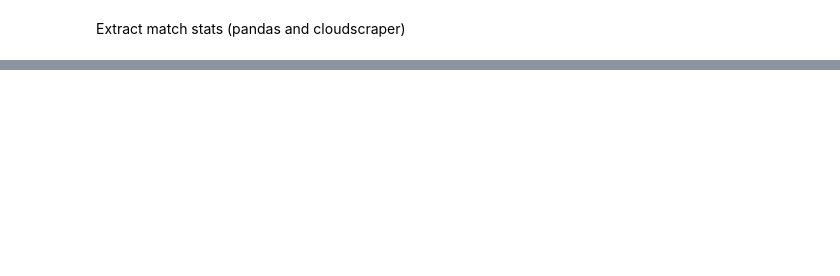
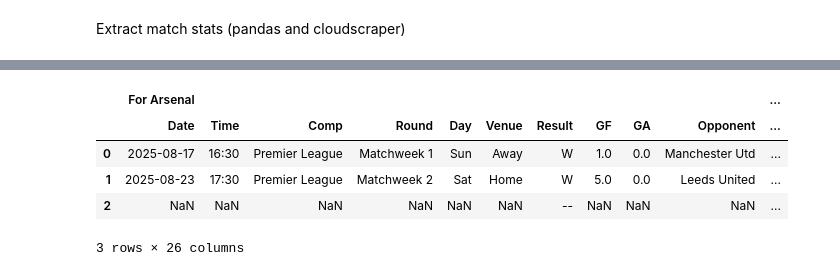
Before and after one commit to nicolynk03/EPL_ML_prediction, a Jupyter notebook: data_scraping.ipynb, the cells around one changed output, grey strips where cells are left out. Drawn from its saved outputs; the diff is of its cells as text; code cells hidden in the pictures; blank space fills up the shorter version.

```diff
--- a/data_scraping.ipynb
+++ b/data_scraping.ipynb
@@ -113,0 +133,6 @@ matches[0]
+# %%
+# download data
+data = scraper.get(f"https://fbref.com{links[0]}")
+# %%
+shooting = pd.read_html(StringIO(data.text), match="Shooting")[0]
+print(shooting)
@@ -113,0 +159,9 @@ matches[0]
+# %%
+shooting.head()
+# %% [output]
+|  | For Arsenal |  |  |  |  |  |  |  |  |  | ... |
+|  | Date | Time | Comp | Round | Day | Venue | Result | GF | GA | Opponent | ... |
+| 0 | 2025-08-17 | 16:30 | Premier League | Matchweek 1 | Sun | Away | W | 1.0 | 0.0 | Manchester Utd | ... |
+| 1 | 2025-08-23 | 17:30 | Premier League | Matchweek 2 | Sat | Home | W | 5.0 | 0.0 | Leeds United | ... |
+| 2 | NaN | NaN | NaN | NaN | NaN | NaN | -- | NaN | NaN | NaN | ... |
+3 rows × 26 columns
```
Also changed, not shown: parts of 15 cells of this notebook.
